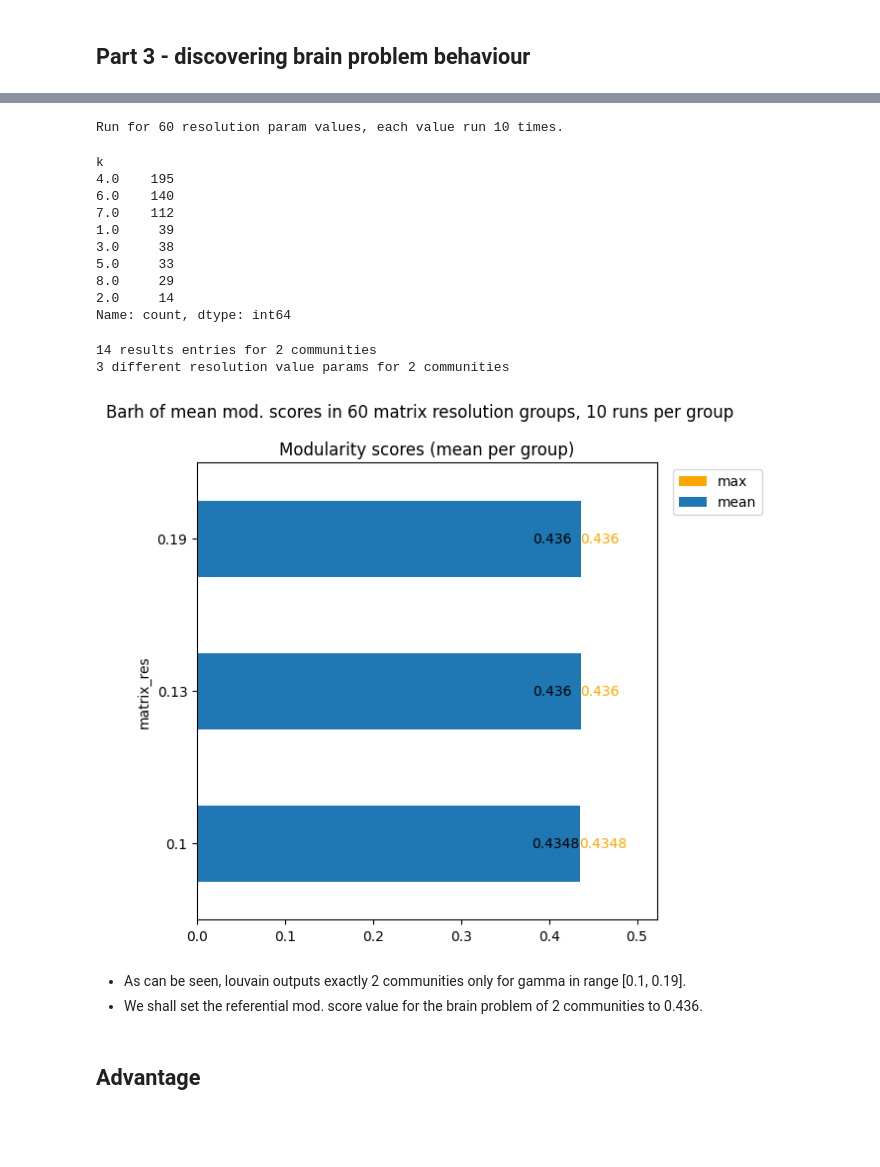
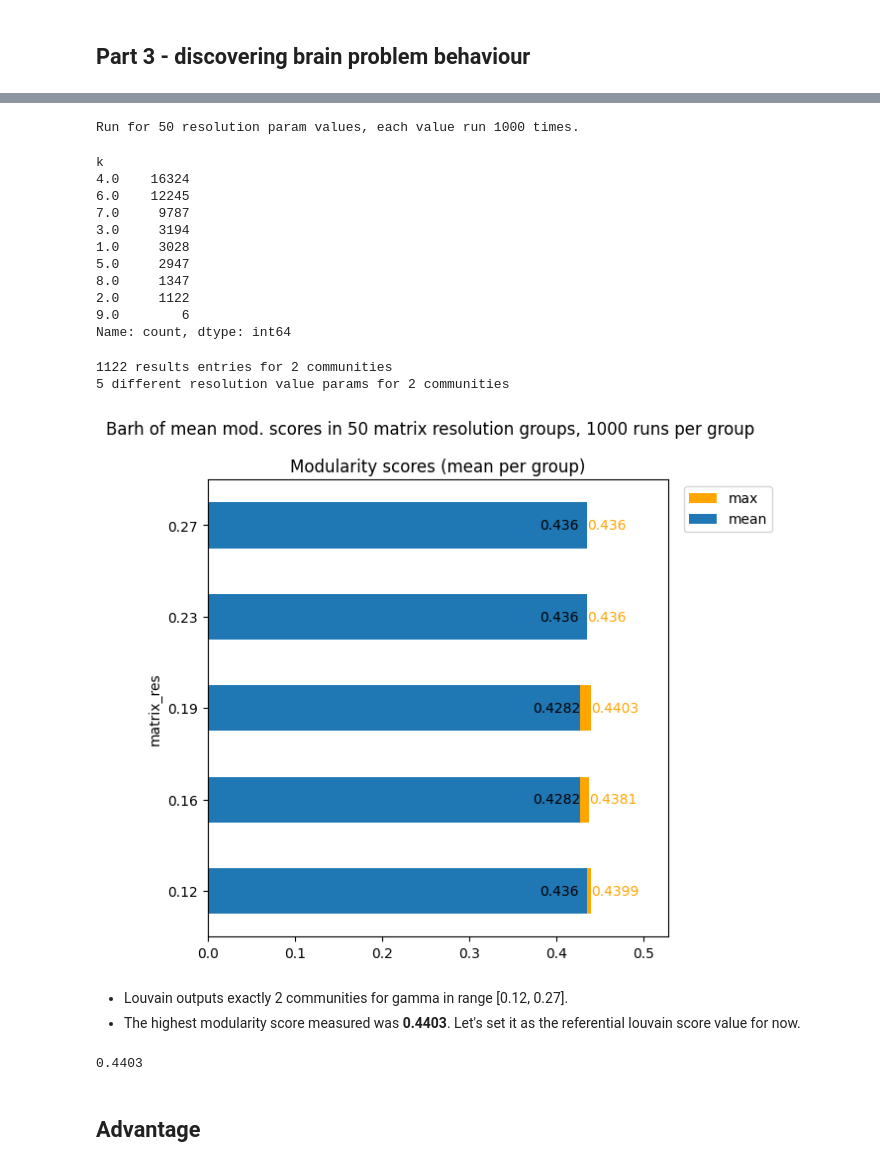
Before and after one commit to QStats/StatsModule, a Jupyter notebook: 3_results_brain.ipynb, the cells around one changed output, grey strips where cells are left out. Drawn from its saved outputs; the diff is of its cells as text; code cells hidden in the pictures; blank space fills up the shorter version.

```diff
--- a/3_results_brain.ipynb
+++ b/3_results_brain.ipynb
@@ -20,7 +35,8 @@ import pandas as pd
 from paths import BRAIN_PR_NAME, csv_path
 
 
-ID = 1
+# Id for data storage purposes
+ID = 4
 
 l = pd.read_csv(
     csv_path(id=ID, problem_name=BRAIN_PR_NAME, solver_name="louvain")
@@ -37,19 +53,20 @@ print(
     f"Run for {n_groups} resolution param values, each value run {n_in_group} times."
 )
 # %% [output]
-Run for 60 resolution param values, each value run 10 times.
+Run for 50 resolution param values, each value run 1000 times.
 # %%
 l.k.value_counts()
 # %% [output]
 k
-4.0    195
-6.0    140
-7.0    112
-1.0     39
-3.0     38
-5.0     33
-8.0     29
-2.0     14
+4.0    16324
+6.0    12245
+7.0     9787
+3.0     3194
+1.0     3028
+5.0     2947
+8.0     1347
+2.0     1122
+9.0        6
 Name: count, dtype: int64
 # %%
 # Only res. samples with 2 communities
@@ -69,34 +86,45 @@ l_by_res = l_by_res.round(score_prec)
 l_by_res.index = l_by_res.index.to_series().round(idx_prec)
 
 print(f"{l.shape[0]} results entries for {K} communities")
-print(f"{l_by_res.shape[0]} different resolution value params for {K} communities")
+print(
+    f"{l_by_res.shape[0]} different resolution value params for {K} communities"
+)
 # %% [output]
-14 results entries for 2 communities
-3 different resolution value params for 2 communities
+1122 results entries for 2 communities
+5 different resolution value params for 2 communities
 # %%
 import matplotlib.pyplot as plt
 
 
 fig, ax = plt.subplots(figsize=(6, 6))
-fig.suptitle("Barh of mean mod. scores in "+f"{n_groups} matrix resolution groups, "+f"{n_in_group} runs per group")
+fig.suptitle(
+    "Barh of mean mod. scores in "
+    + f"{n_groups} matrix resolution groups, "
+    + f"{n_in_group} runs per group"
+)
 
 l_max_barh = l_by_res.mod_score["max"].plot(ax=ax, kind="barh", color="orange")
 ax.bar_label(ax.containers[-1], label_type="edge", color="orange")
 
 l_mean_barh = l_by_res.mod_score["mean"].plot(ax=ax, kind="barh")
-ax.bar_label(ax.containers[-1], label_type="edge", position=(-35,0), color="black")
+ax.bar_label(
+    ax.containers[-1], label_type="edge", position=(-35, 0), color="black"
+)
 
 ax.margins(x=0.2)
 ax.set_title("Modularity scores (mean per group)")
 
-ax.legend(
-    bbox_to_anchor=(1.02, 1), loc=2
-);
+ax.legend(bbox_to_anchor=(1.02, 1), loc=2);
 # %% [output]
-[figure, old version]
+[figure, new version]
 # %% [markdown]
-- As can be seen, louvain outputs exactly 2 communities only for gamma in range [0.1, 0.19].
-- We shall set the referential mod. score value for the brain problem of 2 communities to 0.436.
+- Louvain outputs exactly 2 communities for gamma in range [0.12, 0.27].
+- The highest modularity score measured was **0.4403**. Let's set it as the referential louvain score value for now.
+# %%
+REF_MOD_SCORE = l_by_res.mod_score["max"].max()
+REF_MOD_SCORE
+# %% [output]
+0.4403
 # %% [markdown]
 ## Advantage
 # %% [markdown]
```
Also changed, not shown: parts of 28 cells of this notebook, 33 other files.
